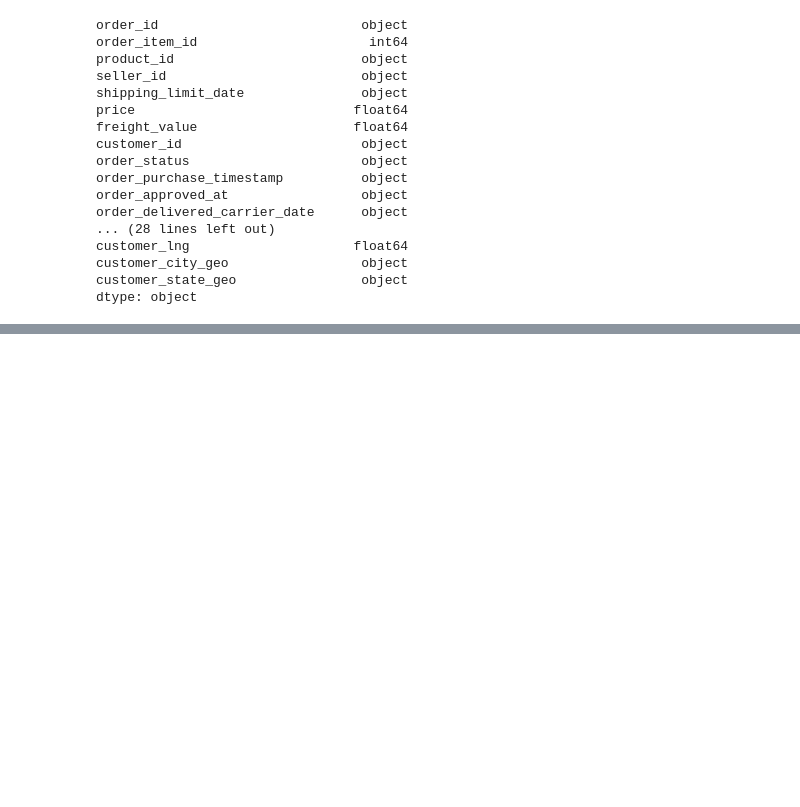
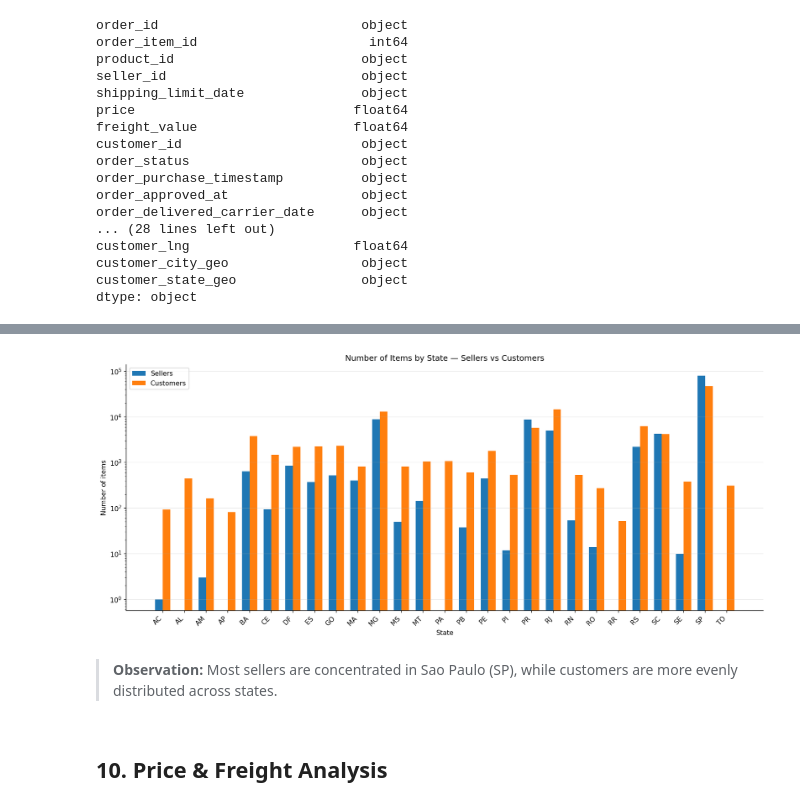
Before and after one commit to Francionlj/olist-freight-pricing-engine, a Jupyter notebook: notebooks/01_eda_and_bi.ipynb, the cells around one changed output, grey strips where cells are left out. Saved outputs shown, nothing was run; the diff lists cells and outputs as text; code cells hidden in the pictures; blank space fills up the shorter version.

```diff
--- a/notebooks/01_eda_and_bi.ipynb
+++ b/notebooks/01_eda_and_bi.ipynb
@@ -167,0 +335,13 @@ dtype: object
+# %%
+df.drop(columns=['product_category_name', 'seller_city', 'seller_state'], inplace=True)
+# %%
+date_cols = [
+    'order_purchase_timestamp',
+    'order_estimated_delivery_date',
+    'order_delivered_customer_date',
+]
+
+for col in date_cols:
+    df[col] = pd.to_datetime(df[col])
+
+df[date_cols].dtypes
@@ -167,0 +447,37 @@ dtype: object
+# %%
+all_states = sorted(
+    set(df['seller_state_geo'].dropna()) | set(df['customer_state_geo'].dropna())
+)
+
+sellers_by_state  = df.groupby('seller_state_geo')['order_id'].count().reindex(all_states, fill_value=0)
+customers_by_state = df.groupby('customer_state_geo')['order_id'].count().reindex(all_states, fill_value=0)
+
+counts = {'Sellers': sellers_by_state.values, 'Customers': customers_by_state.values}
+
+x = np.arange(len(all_states))
+width = 0.35
+multiplier = 0
+
+fig, ax = plt.subplots(figsize=(14, 6), dpi=150, layout='constrained')
+
+for label, values in counts.items():
+    ax.bar(x + width * multiplier, values, width, label=label)
+    multiplier += 1
+
+ax.set_xticks(x + width / 2)
+ax.set_xticklabels(all_states, rotation=45, ha='right')
+ax.set_ylabel('Number of items')
+ax.set_xlabel('State')
+ax.set_title('Number of Items by State — Sellers vs Customers')
+ax.set_yscale('log')
+ax.legend()
+ax.grid(alpha=0.3, axis='y')
+ax.spines[['top', 'right']].set_visible(False)
+
+plt.show()
+# %% [output]
+[figure, added]
+# %% [markdown]
+> **Observation:** Most sellers are concentrated in Sao Paulo (SP), while customers are more evenly distributed across states.
+# %% [markdown]
+## 10. Price & Freight Analysis
```
Also changed, not shown: parts of 37 cells of this notebook, 2 other files.
